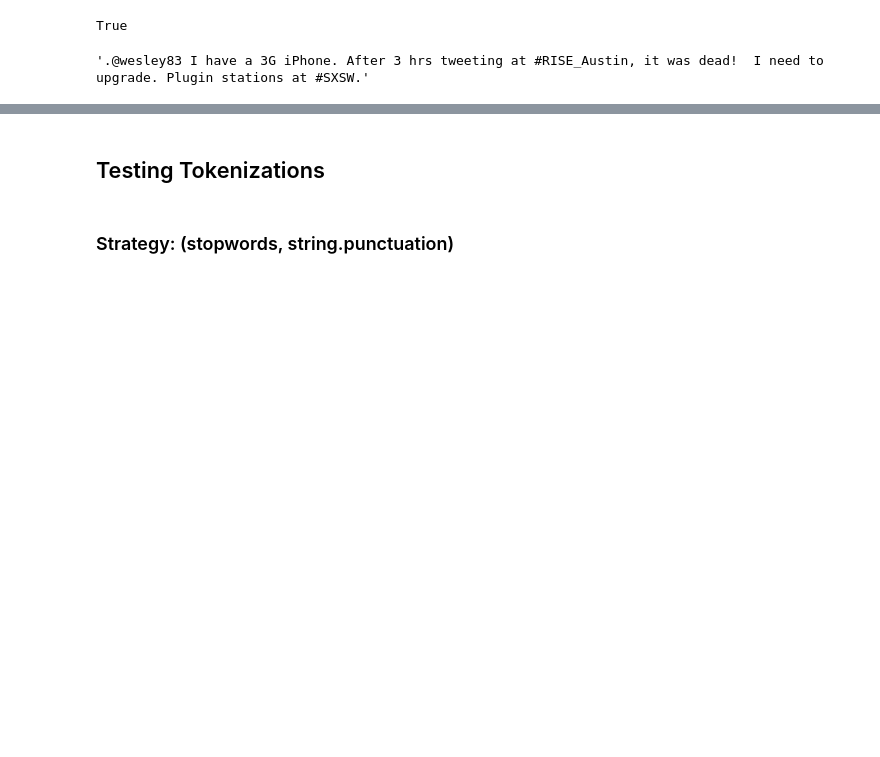
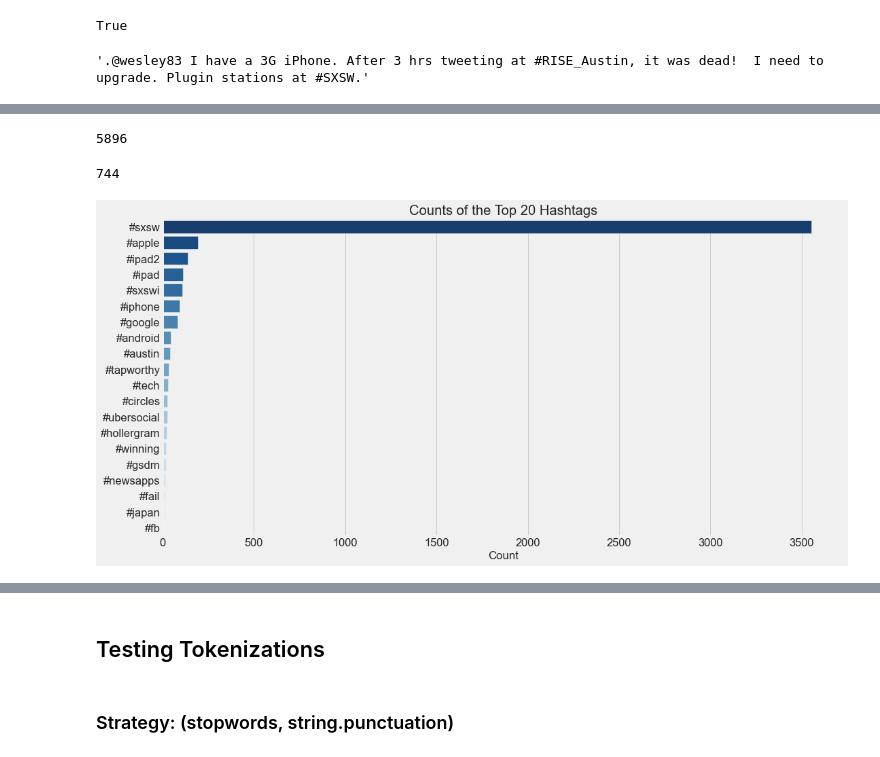
Before and after one commit to jeffreyhwatson/nlp_sentiment_project, a Jupyter notebook: notebooks/exploratory/prepro_experiments.ipynb, the cells around one changed output, grey strips where cells are left out. Drawn from its saved outputs; the diff is of its cells as text; code cells hidden in the pictures; blank space fills up the shorter version.

```diff
--- a/notebooks/exploratory/prepro_experiments.ipynb
+++ b/notebooks/exploratory/prepro_experiments.ipynb
@@ -318,0 +494,2 @@ data[0]
+# %%
+data_hashtags = fn.ht_extract(data)
@@ -318,0 +509,14 @@ data[0]
+# %%
+len(data_hashtags)
+# %% [output]
+5896
+# %%
+len(set(data_hashtags))
+# %% [output]
+744
+# %%
+data_hts = pd.DataFrame(data_hashtags, columns=['hashtags'])
+# %%
+vz.hashtag_c(data_hts)
+# %% [output]
+[figure, added]
```
Also changed, not shown: parts of 69 cells of this notebook, 2 other files.
